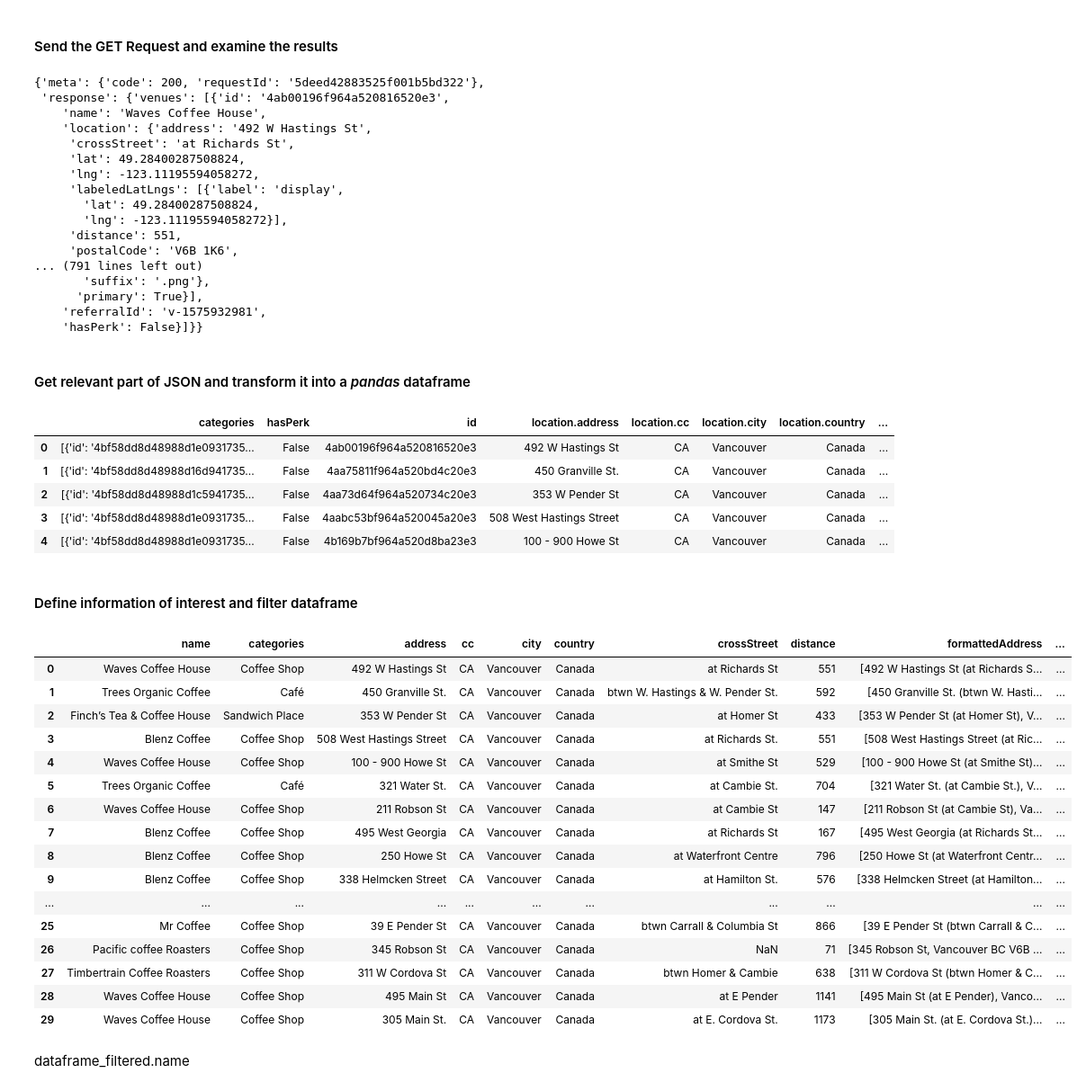
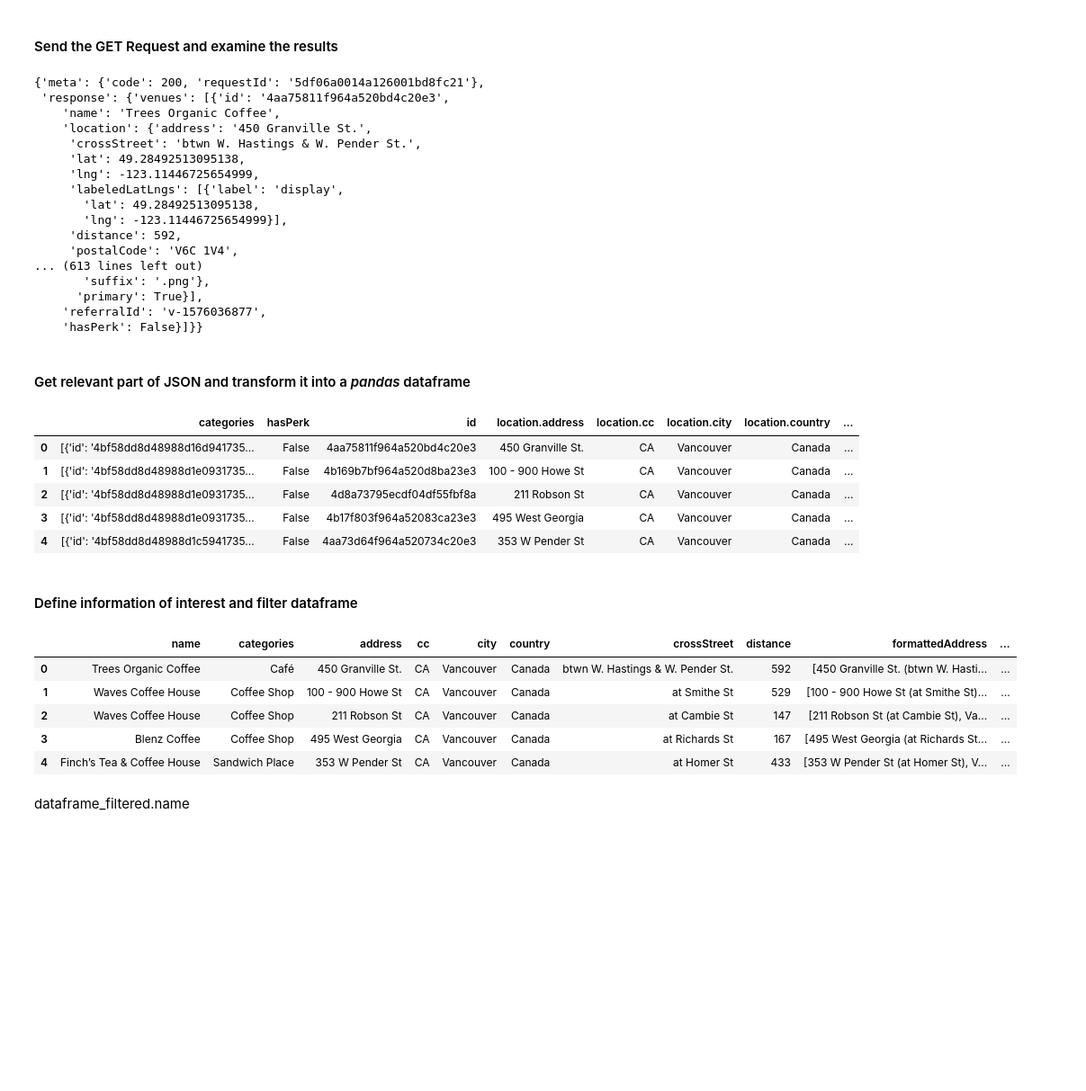
Before and after one commit to jiah0520/Coursera-Capstone, a Jupyter notebook: Capstone Project - Part 1.ipynb, the cells around one changed output. Shown at 90% size. Drawn from its saved outputs; the diff is of its cells as text; code cells hidden in the pictures; blank space fills up the shorter version.

```diff
--- a/Capstone Project - Part 1.ipynb
+++ b/Capstone Project - Part 1.ipynb
@@ -76,7 +76,7 @@ coffee .... OK!
 CLIENT_ID = 'CFJUPZ2JRZYBDVOJOTG1AF0KMBCCT4LOZJORX5UCKEE3YAGE' # your Foursquare ID
 CLIENT_SECRET = 'VI5OBMLPPDJ1MPZDMZQAATI4UOY4NKQD12MQL3B21MGMDJXT' # your Foursquare Secret
 VERSION = '20180604'
-LIMIT = 30
+LIMIT = 100
 print('My Foursqaure credentails:')
 print('CLIENT_ID: ' + CLIENT_ID)
 print('CLIENT_SECRET:' + CLIENT_SECRET)
@@ -270,7 +296,7 @@ print(latitude_bc, longitude_bc)
 ## 2. Search for a specific venue category in BC
 # %%
 search_query_bc = 'coffee'
-radius_bc = 1000
+radius_bc = 500
 print(search_query_bc + ' .... OK!')
 # %% [output]
 coffee .... OK!
@@ -287,22 +313,22 @@ url_bc
 results_bc = requests.get(url_bc).json()
 results_bc
 # %% [output]
-{'meta': {'code': 200, 'requestId': '5deed42883525f001b5bd322'},
- 'response': {'venues': [{'id': '4ab00196f964a520816520e3',
-    'name': 'Waves Coffee House',
-    'location': {'address': '492 W Hastings St',
-     'crossStreet': 'at Richards St',
-     'lat': 49.28400287508824,
-     'lng': -123.11195594058272,
+{'meta': {'code': 200, 'requestId': '5df06a0014a126001bd8fc21'},
+ 'response': {'venues': [{'id': '4aa75811f964a520bd4c20e3',
+    'name': 'Trees Organic Coffee',
+    'location': {'address': '450 Granville St.',
+     'crossStreet': 'btwn W. Hastings & W. Pender St.',
+     'lat': 49.28492513095138,
+     'lng': -123.11446725654999,
      'labeledLatLngs': [{'label': 'display',
-       'lat': 49.28400287508824,
-       'lng': -123.11195594058272}],
-     'distance': 551,
-     'postalCode': 'V6B 1K6',
-... (791 lines left out)
+       'lat': 49.28492513095138,
+       'lng': -123.11446725654999}],
+     'distance': 592,
+     'postalCode': 'V6C 1V4',
+... (613 lines left out)
        'suffix': '.png'},
       'primary': True}],
-    'referralId': 'v-1575932981',
+    'referralId': 'v-1576036877',
     'hasPerk': False}]}}
 # %% [markdown]
 #### Get relevant part of JSON and transform it into a *pandas* dataframe
@@ -315,55 +341,44 @@ dataframe_bc = json_normalize(venues_bc)
 dataframe_bc.head()
 # %% [output]
 |  | categories | hasPerk | id | location.address | location.cc | location.city | location.country | ... |
-| 0 | [{'id': '4bf58dd8d48988d1e0931735... | False | 4ab00196f964a520816520e3 | 492 W Hastings St | CA | Vancouver | Canada | ... |
-| 1 | [{'id': '4bf58dd8d48988d16d941735... | False | 4aa75811f964a520bd4c20e3 | 450 Granville St. | CA | Vancouver | Canada | ... |
-| 2 | [{'id': '4bf58dd8d48988d1c5941735... | False | 4aa73d64f964a520734c20e3 | 353 W Pender St | CA | Vancouver | Canada | ... |
-| 3 | [{'id': '4bf58dd8d48988d1e0931735... | False | 4aabc53bf964a520045a20e3 | 508 West Hastings Street | CA | Vancouver | Canada | ... |
-| 4 | [{'id': '4bf58dd8d48988d1e0931735... | False | 4b169b7bf964a520d8ba23e3 | 100 - 900 Howe St | CA | Vancouver | Canada | ... |
+| 0 | [{'id': '4bf58dd8d48988d16d941735... | False | 4aa75811f964a520bd4c20e3 | 450 Granville St. | CA | Vancouver | Canada | ... |
+| 1 | [{'id': '4bf58dd8d48988d1e0931735... | False | 4b169b7bf964a520d8ba23e3 | 100 - 900 Howe St | CA | Vancouver | Canada | ... |
+| 2 | [{'id': '4bf58dd8d48988d1e0931735... | False | 4d8a73795ecdf04df55fbf8a | 211 Robson St | CA | Vancouver | Canada | ... |
+| 3 | [{'id': '4bf58dd8d48988d1e0931735... | False | 4b17f803f964a52083ca23e3 | 495 West Georgia | CA | Vancouver | Canada | ... |
+| 4 | [{'id': '4bf58dd8d48988d1c5941735... | False | 4aa73d64f964a520734c20e3 | 353 W Pender St | CA | Vancouver | Canada | ... |
 # %% [markdown]
 #### Define information of interest and filter dataframe
 # %%
 # keep only columns that include venue name, and anything that is associated with location
 filtered_columns_bc = ['name', 'categories'] + [col for col in dataframe_bc.columns if col.startswith('location.')] + ['id']
 dataframe_filtered_bc = dataframe_bc.loc[:, filtered_columns_bc]
 
 # function that extracts the category of the venue
 def get_category_type(row):
     try:
         categories_list = row['categories']
     except:
         categories_list = row['venue.categories']
 
     if len(categories_list) == 0:
         return None
     else:
         return categories_list[0]['name']
 
 # filter the category for each row
 dataframe_filtered_bc['categories'] = dataframe_filtered_bc.apply(get_category_type, axis=1)
 
 # clean column names by keeping only last term
 dataframe_filtered_bc.columns = [column.split('.')[-1] for column in dataframe_filtered_bc.columns]
 
-dataframe_filtered_bc
+dataframe_filtered_bc.head()
 # %% [output]
 |  | name | categories | address | cc | city | country | crossStreet | distance | formattedAddress | ... |
-| 0 | Waves Coffee House | Coffee Shop | 492 W Hastings St | CA | Vancouver | Canada | at Richards St | 551 | [492 W Hastings St (at Richards S... | ... |
-| 1 | Trees Organic Coffee | Café | 450 Granville St. | CA | Vancouver | Canada | btwn W. Hastings & W. Pender St. | 592 | [450 Granville St. (btwn W. Hasti... | ... |
-| 2 | Finch’s Tea & Coffee House | Sandwich Place | 353 W Pender St | CA | Vancouver | Canada | at Homer St | 433 | [353 W Pender St (at Homer St), V... | ... |
-| 3 | Blenz Coffee | Coffee Shop | 508 West Hastings Street | CA | Vancouver | Canada | at Richards St. | 551 | [508 West Hastings Street (at Ric... | ... |
-| 4 | Waves Coffee House | Coffee Shop | 100 - 900 Howe St | CA | Vancouver | Canada | at Smithe St | 529 | [100 - 900 Howe St (at Smithe St)... | ... |
-| 5 | Trees Organic Coffee | Café | 321 Water St. | CA | Vancouver | Canada | at Cambie St. | 704 | [321 Water St. (at Cambie St.), V... | ... |
-| 6 | Waves Coffee House | Coffee Shop | 211 Robson St | CA | Vancouver | Canada | at Cambie St | 147 | [211 Robson St (at Cambie St), Va... | ... |
-| 7 | Blenz Coffee | Coffee Shop | 495 West Georgia | CA | Vancouver | Canada | at Richards St | 167 | [495 West Georgia (at Richards St... | ... |
-| 8 | Blenz Coffee | Coffee Shop | 250 Howe St | CA | Vancouver | Canada | at Waterfront Centre | 796 | [250 Howe St (at Waterfront Centr... | ... |
-| 9 | Blenz Coffee | Coffee Shop | 338 Helmcken Street | CA | Vancouver | Canada | at Hamilton St. | 576 | [338 Helmcken Street (at Hamilton... | ... |
-| ... | ... | ... | ... | ... | ... | ... | ... | ... | ... | ... |
-| 25 | Mr Coffee | Coffee Shop | 39 E Pender St | CA | Vancouver | Canada | btwn Carrall & Columbia St | 866 | [39 E Pender St (btwn Carrall & C... | ... |
-| 26 | Pacific coffee Roasters | Coffee Shop | 345 Robson St | CA | Vancouver | Canada | NaN | 71 | [345 Robson St, Vancouver BC V6B ... | ... |
-| 27 | Timbertrain Coffee Roasters | Coffee Shop | 311 W Cordova St | CA | Vancouver | Canada | btwn Homer & Cambie | 638 | [311 W Cordova St (btwn Homer & C... | ... |
-| 28 | Waves Coffee House | Coffee Shop | 495 Main St | CA | Vancouver | Canada | at E Pender | 1141 | [495 Main St (at E Pender), Vanco... | ... |
-| 29 | Waves Coffee House | Coffee Shop | 305 Main St. | CA | Vancouver | Canada | at E. Cordova St. | 1173 | [305 Main St. (at E. Cordova St.)... | ... |
+| 0 | Trees Organic Coffee | Café | 450 Granville St. | CA | Vancouver | Canada | btwn W. Hastings & W. Pender St. | 592 | [450 Granville St. (btwn W. Hasti... | ... |
+| 1 | Waves Coffee House | Coffee Shop | 100 - 900 Howe St | CA | Vancouver | Canada | at Smithe St | 529 | [100 - 900 Howe St (at Smithe St)... | ... |
+| 2 | Waves Coffee House | Coffee Shop | 211 Robson St | CA | Vancouver | Canada | at Cambie St | 147 | [211 Robson St (at Cambie St), Va... | ... |
+| 3 | Blenz Coffee | Coffee Shop | 495 West Georgia | CA | Vancouver | Canada | at Richards St | 167 | [495 West Georgia (at Richards St... | ... |
+| 4 | Finch’s Tea & Coffee House | Sandwich Place | 353 W Pender St | CA | Vancouver | Canada | at Homer St | 433 | [353 W Pender St (at Homer St), V... | ... |
 # %% [markdown]
 dataframe_filtered.name
 # %%
```
Also changed, not shown: parts of 19 cells of this notebook.
